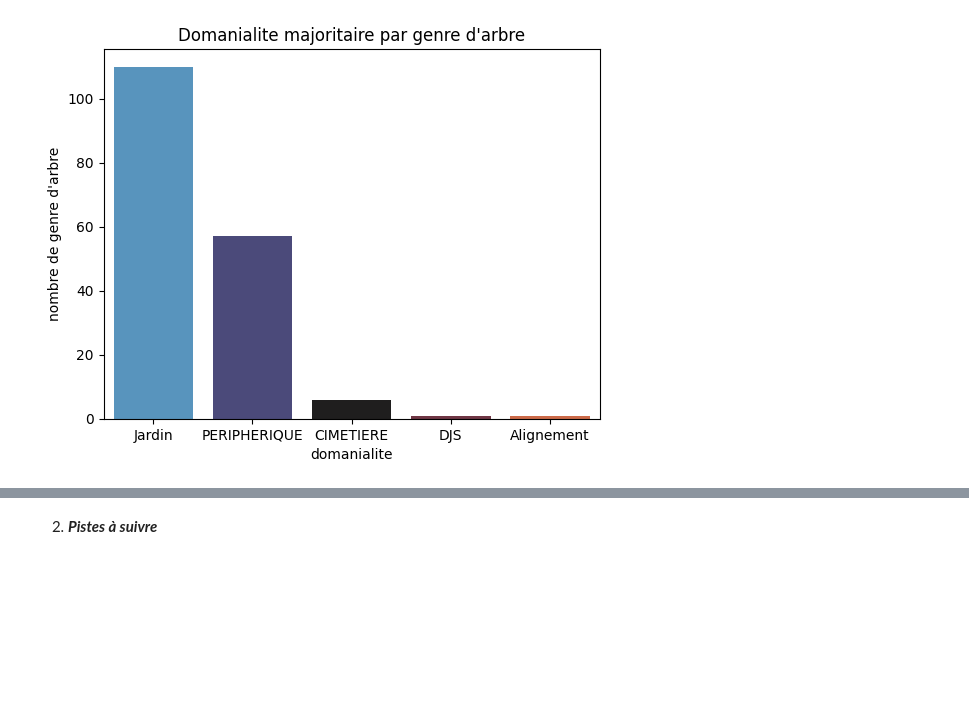
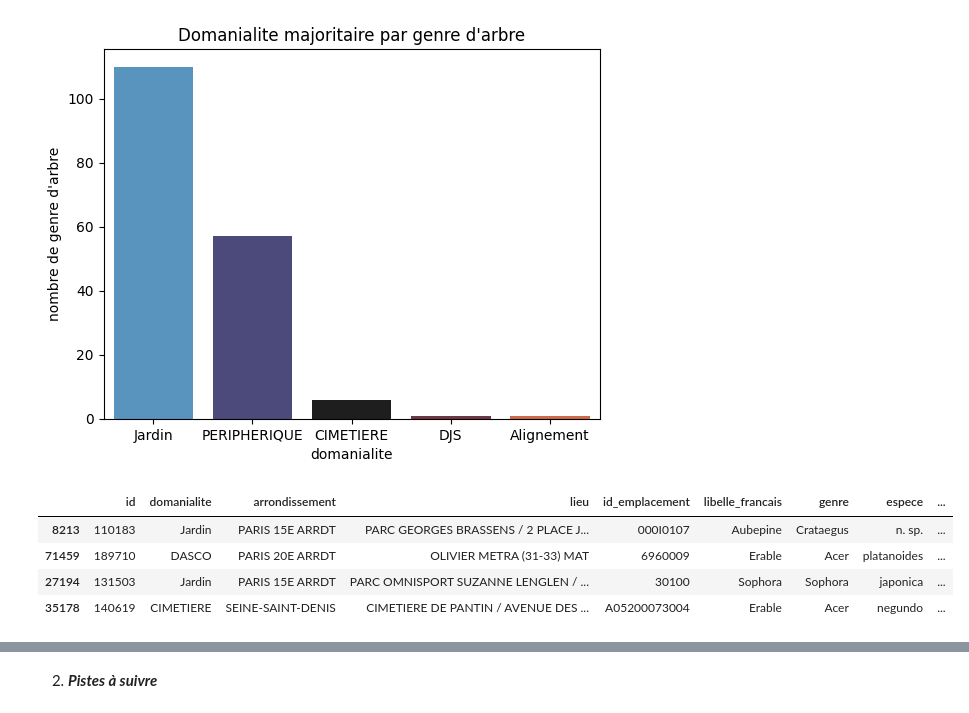
Before and after one commit to Antho-SJ/paris-trees, a Jupyter notebook: julien_notebook.ipynb, the cells around one changed output, grey strips where cells are left out. Drawn from its saved outputs; the diff is of its cells as text; code cells hidden in the pictures; blank space fills up the shorter version.

```diff
--- a/julien_notebook.ipynb
+++ b/julien_notebook.ipynb
@@ -339,0 +355,8 @@ Passing `palette` without assigning `hue` is deprecated and will be removed in v
+# %%
+df.sample(frac=1.0).iloc[0:4]
+# %% [output]
+|  | id | domanialite | arrondissement | lieu | id_emplacement | libelle_francais | genre | espece | ... |
+| 8213 | 110183 | Jardin | PARIS 15E ARRDT | PARC GEORGES BRASSENS / 2 PLACE J... | 000I0107 | Aubepine | Crataegus | n. sp. | ... |
+| 71459 | 189710 | DASCO | PARIS 20E ARRDT | OLIVIER METRA (31-33) MAT | 6960009 | Erable | Acer | platanoides | ... |
+| 27194 | 131503 | Jardin | PARIS 15E ARRDT | PARC OMNISPORT SUZANNE LENGLEN / ... | 30100 | Sophora | Sophora | japonica | ... |
+| 35178 | 140619 | CIMETIERE | SEINE-SAINT-DENIS | CIMETIERE DE PANTIN / AVENUE DES ... | A05200073004 | Erable | Acer | negundo | ... |
```
Also changed, not shown: parts of 13 cells of this notebook, 2 other files.
